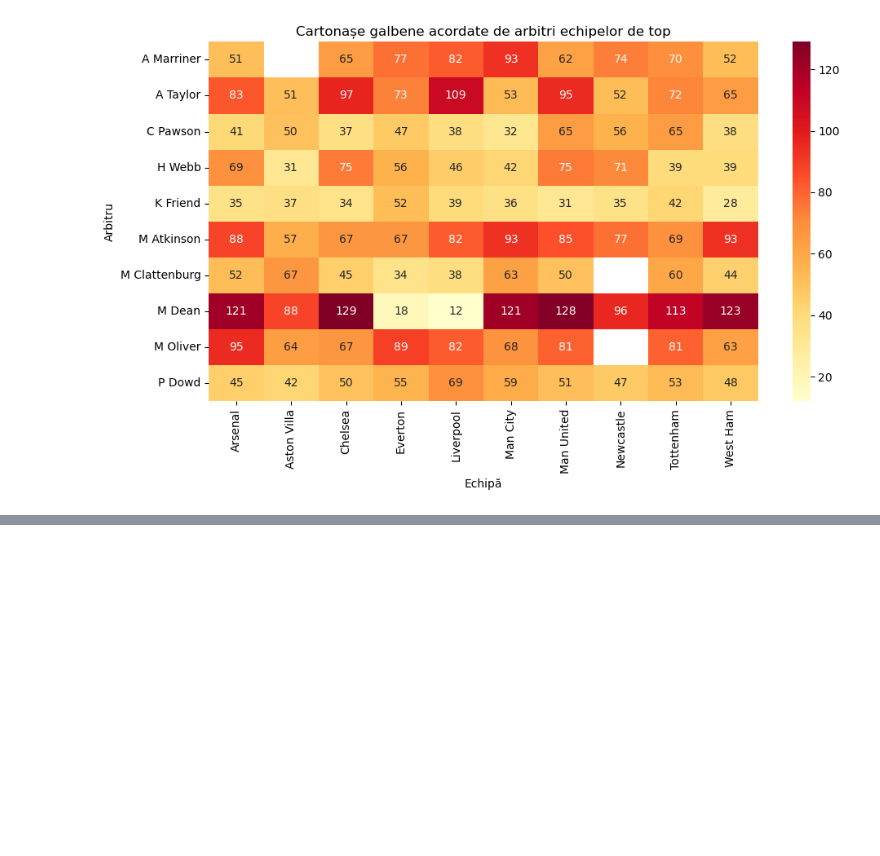
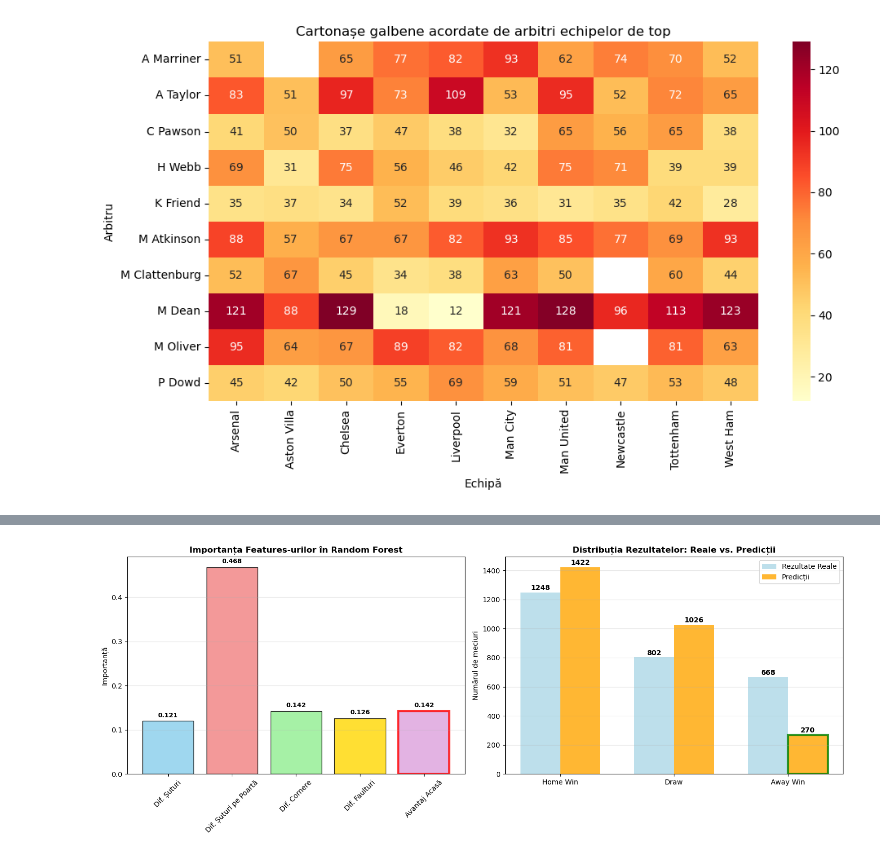
Before and after one commit to iamxorum/BigData_EPL, a Jupyter notebook: notebooks/EPL_Analysis.ipynb, the cells around one changed output, grey strips where cells are left out. Drawn from its saved outputs; the diff is of its cells as text; code cells hidden in the pictures; blank space fills up the shorter version.

```diff
--- a/notebooks/EPL_Analysis.ipynb
+++ b/notebooks/EPL_Analysis.ipynb
@@ -1029,0 +1573,98 @@ plt.show()
+# %%
+# Vizualizări  pentru modelul Random Forest
+print("=== Vizualizări Random Forest ===")
+
+# Convertim datele pentru vizualizare
+rf_viz_data = rf_predictions.select(
+    "label", "prediction", "shots_diff", "shots_on_target_diff", "home_advantage").toPandas()
+
+# Creăm o figură cu 2 subgrafice
+fig, (ax1, ax2) = plt.subplots(1, 2, figsize=(15, 6))
+
+# Grafic 1: Importanța features-urilor
+feature_names_viz = ['Dif. Șuturi', 'Dif. Șuturi pe Poartă',
+                     'Dif. Cornere', 'Dif. Faulturi', 'Avantaj Acasă']
+importance_values = [feature_importance[i]
+                     for i in range(len(rf_feature_cols))]
+
+colors = ['skyblue', 'lightcoral', 'lightgreen', 'gold', 'plum']
+bars = ax1.bar(feature_names_viz, importance_values,
+               color=colors, edgecolor='black', alpha=0.8)
+
+ax1.set_title('Importanța Features-urilor în Random Forest',
+              fontsize=12, fontweight='bold')
+ax1.set_ylabel('Importanță', fontsize=10)
+ax1.tick_params(axis='x', rotation=45)
+ax1.grid(True, alpha=0.3, axis='y')
+
+# Adăugăm valorile pe bare
+for bar, imp in zip(bars, importance_values):
+    height = bar.get_height()
+    ax1.text(bar.get_x() + bar.get_width()/2., height + 0.005,
+             f'{imp:.3f}', ha='center', va='bottom', fontweight='bold', fontsize=9)
+
+home_adv_bar = bars[4]
+if importance_values[4] > 0.001:
+    home_adv_bar.set_edgecolor('red')
+    home_adv_bar.set_linewidth(3)
+
+# Grafic 2: Distribuția predicțiilor vs. realitate
+labels_viz = ['Home Win', 'Draw', 'Away Win']
+real_counts = [sum(rf_viz_data['label'] == i) for i in range(3)]
+pred_counts = [sum(rf_viz_data['prediction'] == i) for i in range(3)]
+
+x = np.arange(len(labels_viz))
+width = 0.35
+
+bars_real = ax2.bar(x - width/2, real_counts, width,
+                    label='Rezultate Reale', color='lightblue', alpha=0.8)
+bars_pred = ax2.bar(x + width/2, pred_counts, width,
+                    label='Predicții', color='orange', alpha=0.8)
+
+ax2.set_title('Distribuția Rezultatelor: Reale vs. Predicții',
+              fontsize=12, fontweight='bold')
+ax2.set_ylabel('Numărul de meciuri', fontsize=10)
+ax2.set_xticks(x)
+ax2.set_xticklabels(labels_viz)
+ax2.legend()
+ax2.grid(True, alpha=0.3, axis='y')
+
+# Adăugăm valorile pe bare
+for i, (real, pred) in enumerate(zip(real_counts, pred_counts)):
+    ax2.text(i - width/2, real + 5, str(real),
+             ha='center', va='bottom', fontweight='bold')
+    ax2.text(i + width/2, pred + 5, str(pred),
+             ha='center', va='bottom', fontweight='bold')
+
+if pred_counts[2] > 50:
+    bars_pred[2].set_edgecolor('green')
+    bars_pred[2].set_linewidth(3)
+
+plt.tight_layout()
+plt.show()
+
+# Analiză detaliată a îmbunătățirilor
+print("=== Analiză îmbunătățiri ===")
+
+# 1. Verificăm avantajul acasă
+home_adv_importance = importance_values[4]
+print(f"1. Avantajul acasă: {home_adv_importance:.4f}")
+
+# 2. Verificăm echilibrarea predicțiilor
+away_win_predictions = pred_counts[2]
+total_predictions = sum(pred_counts)
+away_win_percentage = (away_win_predictions / total_predictions) * 100
+
+print(
+    f"2. Predicții Away Win: {away_win_predictions} din {total_predictions} ({away_win_percentage:.1f}%)")
+
+# 3. Comparăm cu distribuția reală
+real_away_percentage = (real_counts[2] / sum(real_counts)) * 100
+print(
+    f"3. Away Win real: {real_counts[2]} din {sum(real_counts)} ({real_away_percentage:.1f}%)")
+
+# 4. Calculăm diferența de bias
+bias_difference = abs(away_win_percentage - real_away_percentage)
+print(
+    f"4. Diferența de bias pentru Away Win: {bias_difference:.1f} puncte procentuale")
+# %% [output]
@@ -1029,0 +1672 @@ plt.show()
+[figure, added]
```
Also changed, not shown: parts of 13 cells of this notebook.
